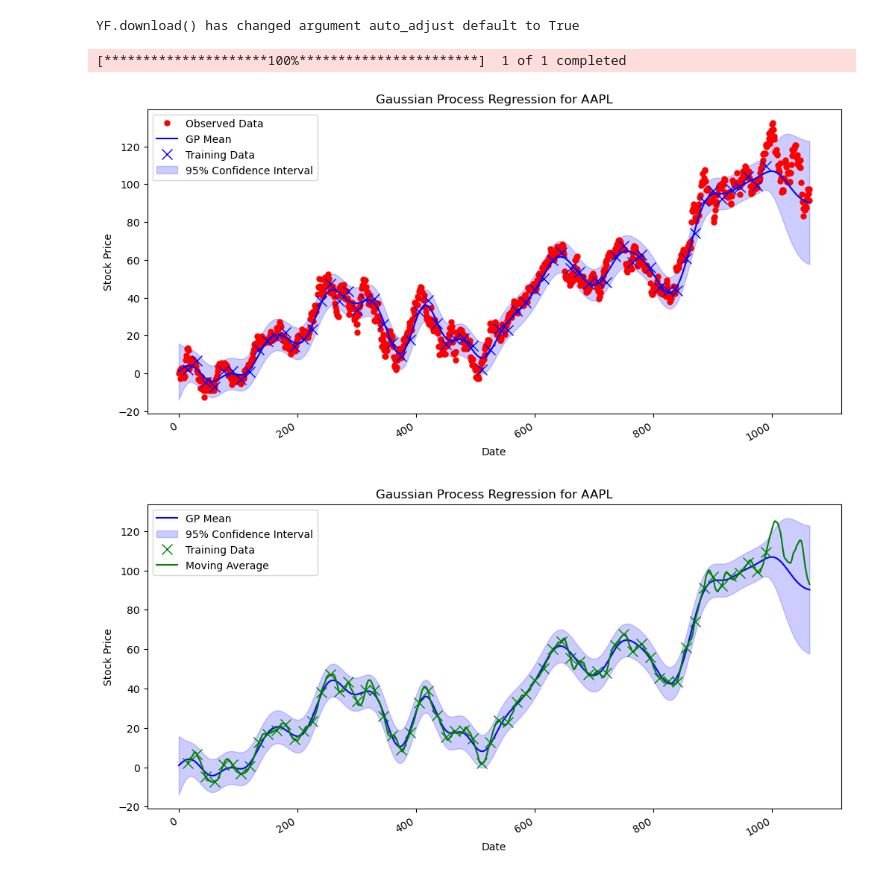
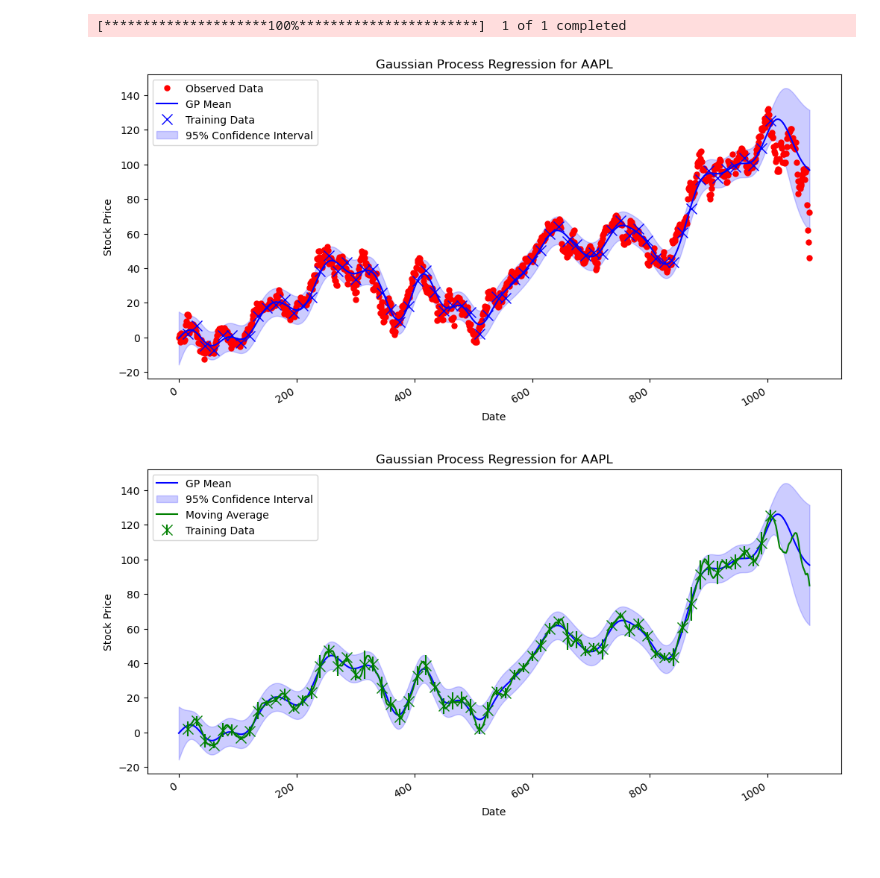
Before and after one commit to ni-phy/GPR_Stocks, a Jupyter notebook: gp_for_stocks.ipynb, the cells around one changed output. Cells and saved outputs as stored; diff of their text form; code cells hidden in the pictures.

```diff
--- a/gp_for_stocks.ipynb
+++ b/gp_for_stocks.ipynb
@@ -14,7 +14,8 @@ from sklearn.gaussian_process.kernels import DotProduct, RBF, WhiteKernel
 def SMA(arr, n=10):
     """Compute the moving average of an array."""
     res = [sum(arr[i-n:i])/n for i in range(n, len(arr))]
-    return res
+    std = [np.std(arr[i-n:i]) for i in range(n, len(arr))]
+    return res, std
 
 def sparse(arr, n=10, s=2):
     """Compute the sparse average of an array."""
@@ -22,12 +23,12 @@ def sparse(arr, n=10, s=2):
     res = []
     avg_ind = []
     for i in range(0, l-s*n, n):
-        res.append(arr[i])
+        res.append(float(arr[i])) #Append float instead of np array, mostly for plotting
         avg_ind.append(i+n)
     return res, avg_ind
 # %%
 start_date = '2021-01-01'
-end_date = '2025-03-31'
+end_date = '2025-04-10'
 index = 'AAPL'  # Example stock symbol, change as needed
 # Get the stock data
 stock = yf.download(index, start=start_date, end=end_date)
@@ -38,14 +39,14 @@ days = np.atleast_2d(np.arange(len(data))).T
 
 #find the moving average
 day_avg = 15
-SMA_data = SMA(data, n=day_avg)
+SMA_data, std_data = SMA(data, n=day_avg)
 
 # Downsample the data, s ensures there is unsampled data for prediction
 sparse_data, sparse_days = sparse(SMA_data, n=day_avg, s=4)
+sparse_std, _ = sparse(std_data, n=day_avg, s=4)
 sparse_days = np.atleast_2d(sparse_days).T
 # %% [output]
-YF.download() has changed argument auto_adjust default to True
+[*********************100%***********************]  1 of 1 completed
-[*********************100%***********************]  1 of 1 completed
 # %%
 # Create the Gaussian Process model
 kernel = 0.3*DotProduct()+0.3*RBF(length_scale=1e-2)  + 0.1*WhiteKernel(
@@ -75,21 +76,21 @@ plt.legend()
 plt.gcf().autofmt_xdate()
 plt.show()
 # %% [output]
-[figure, old version]
+[figure, new version]
 # %%
 plt.figure(figsize=(12, 6))
 # plt.plot(days, data, 'r.', markersize=10, label='Observed Data')
 plt.plot(days, predictions[0], 'b-', label='GP Mean')
 plt.fill_between(np.arange(len(data)), predictions[0] - 1.96 * predictions[1], predictions[0] + 1.96 * predictions[1], alpha=0.2, color='blue', label='95% Confidence Interval')
-plt.plot(sparse_days, sparse_data, 'gx', markersize=10, label='Training Data')
+plt.errorbar(sparse_days, sparse_data, yerr=3*np.array(sparse_std), fmt='gx', markersize=10, label='Training Data with 3σ Error Bars')
 plt.plot(days[day_avg:], SMA_data, 'g-', label='Moving Average')
 plt.title(f'Gaussian Process Regression for {index}')
 plt.xlabel('Date')
 plt.ylabel('Stock Price')
 plt.legend()
 # plt.gca().xaxis.set_major_formatter(mdates.DateFormatter('%Y-%m'))
 # plt.gca().xaxis.set_major_locator(mdates.MonthLocator())
 plt.gcf().autofmt_xdate()
 plt.show()
 # %% [output]
-[figure, old version]
+[figure, new version]
```
Also changed, not shown: 1 other file.
